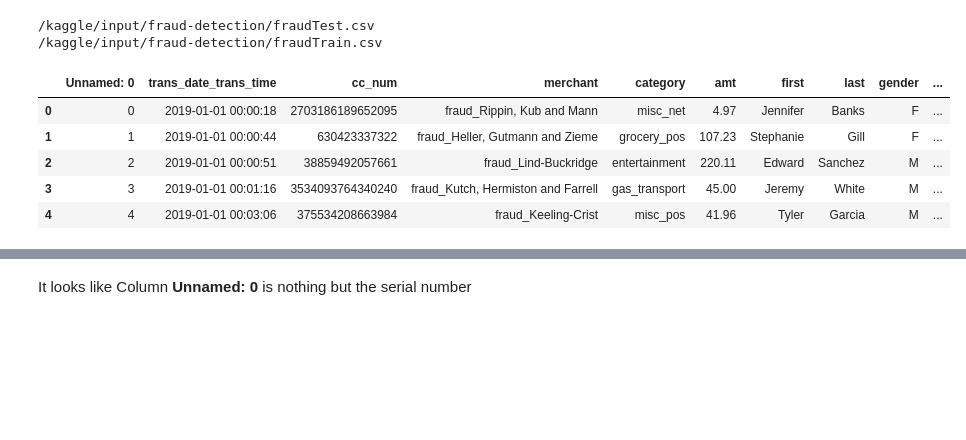
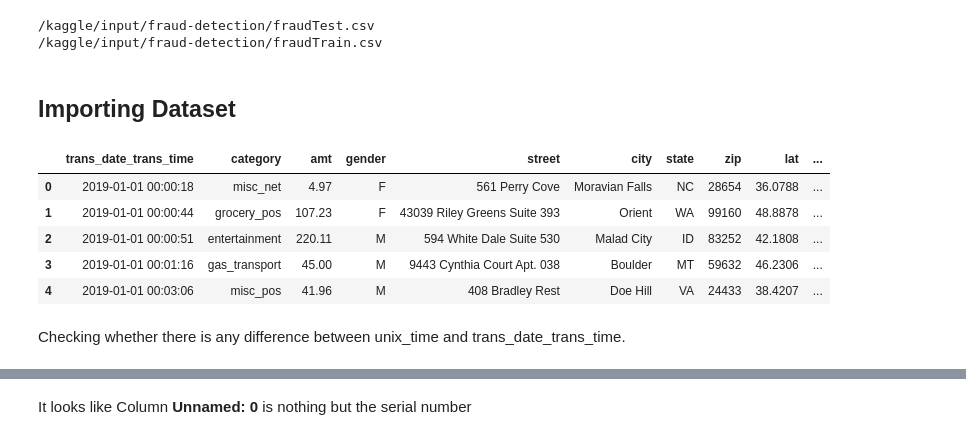
Before and after one commit to officialaditshrm/credit-card-fraud-detection, a Jupyter notebook: fds-credit-card-fraud-detection-project.ipynb, the cells around one changed output, grey strips where cells are left out. Drawn from its saved outputs; the diff is of its cells as text; code cells hidden in the pictures; blank space fills up the shorter version.

Commit message:
Kaggle Notebook | FDS - Credit Card Fraud Detection - Project | Version 5

```diff
--- a/fds-credit-card-fraud-detection-project.ipynb
+++ b/fds-credit-card-fraud-detection-project.ipynb
@@ -31,13 +31,20 @@ for dirname, _, filenames in os.walk('/kaggle/input'):
 # %% [output]
 /kaggle/input/fraud-detection/fraudTest.csv
 /kaggle/input/fraud-detection/fraudTrain.csv
+# %% [markdown]
+## Importing Dataset
 # %%
 df = pd.read_csv('/kaggle/input/fraud-detection/fraudTrain.csv')
+
+df = df.drop(["Unnamed: 0", "cc_num", "merchant", "first", "last", "trans_num"], axis = 1)
+df['unix_time'] = pd.to_datetime(df['unix_time'], unit = 's')
 df.head()
 # %% [output]
-|  | Unnamed: 0 | trans_date_trans_time | cc_num | merchant | category | amt | first | last | gender | ... |
-| 0 | 0 | 2019-01-01 00:00:18 | 2703186189652095 | fraud_Rippin, Kub and Mann | misc_net | 4.97 | Jennifer | Banks | F | ... |
-| 1 | 1 | 2019-01-01 00:00:44 | 630423337322 | fraud_Heller, Gutmann and Zieme | grocery_pos | 107.23 | Stephanie | Gill | F | ... |
-| 2 | 2 | 2019-01-01 00:00:51 | 38859492057661 | fraud_Lind-Buckridge | entertainment | 220.11 | Edward | Sanchez | M | ... |
-| 3 | 3 | 2019-01-01 00:01:16 | 3534093764340240 | fraud_Kutch, Hermiston and Farrell | gas_transport | 45.00 | Jeremy | White | M | ... |
-| 4 | 4 | 2019-01-01 00:03:06 | 375534208663984 | fraud_Keeling-Crist | misc_pos | 41.96 | Tyler | Garcia | M | ... |
+|  | trans_date_trans_time | category | amt | gender | street | city | state | zip | lat | ... |
+| 0 | 2019-01-01 00:00:18 | misc_net | 4.97 | F | 561 Perry Cove | Moravian Falls | NC | 28654 | 36.0788 | ... |
+| 1 | 2019-01-01 00:00:44 | grocery_pos | 107.23 | F | 43039 Riley Greens Suite 393 | Orient | WA | 99160 | 48.8878 | ... |
+| 2 | 2019-01-01 00:00:51 | entertainment | 220.11 | M | 594 White Dale Suite 530 | Malad City | ID | 83252 | 42.1808 | ... |
+| 3 | 2019-01-01 00:01:16 | gas_transport | 45.00 | M | 9443 Cynthia Court Apt. 038 | Boulder | MT | 59632 | 46.2306 | ... |
+| 4 | 2019-01-01 00:03:06 | misc_pos | 41.96 | M | 408 Bradley Rest | Doe Hill | VA | 24433 | 38.4207 | ... |
+# %% [markdown]
+Checking whether there is any difference between unix_time and trans_date_trans_time.
```
Also changed, not shown: parts of 35 cells of this notebook.
